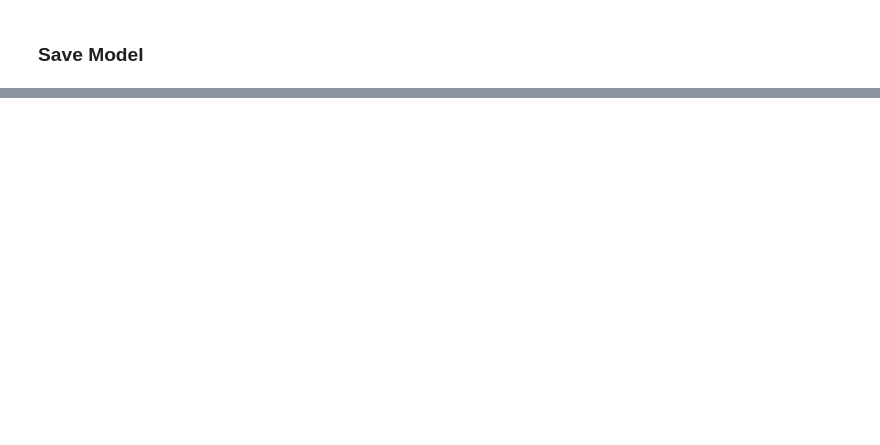
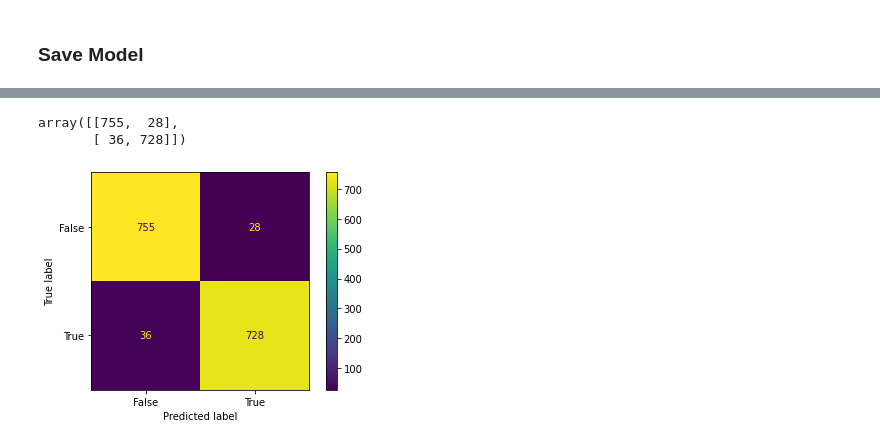
Before and after one commit to harpreetkaur6119/depression_classification, a Jupyter notebook: Deep_learning_1_project_depression.ipynb, the cells around one changed output, grey strips where cells are left out. Saved outputs shown, nothing was run; the diff lists cells and outputs as text; code cells hidden in the pictures; blank space fills up the shorter version.

```diff
--- a/Deep_learning_1_project_depression.ipynb
+++ b/Deep_learning_1_project_depression.ipynb
@@ -266,0 +450,24 @@ model.save('./model.h5', save_format='h5')
+# %%
+if not os.path.isfile('hypertuned_model.h5'):
+  stop_early = EarlyStopping(monitor='val_loss', patience=5)
+  tuner.search(X_train, y_train, epochs=100, validation_split=0.2, callbacks=[stop_early], verbose=2)
+
+  best_hyperparams_all = tuner.get_best_hyperparameters()
+
+  # Build model
+  hypertuned_best_model = tuner.hypermodel.build(best_hyperparams_all[0])
+
+  # Train the hypertuned model
+  hypertuned_history = hypertuned_best_model.fit(X_train, y_train, epochs=100, validation_split=0.2, callbacks=[stop_early], verbose=2)
+  hypertuned_history = pd.DataFrame(hypertuned_history.history)
+else:
+  hypertuned_best_model = Sequential()
+  embedding_layer = Embedding(vocab_size, 50, weights=[embedding_matrix], input_length=maxlen , trainable=False)
+  hypertuned_best_model.add(embedding_layer)
+  hypertuned_best_model.add(LSTM(480, activation='tanh', return_sequences=True))
+  hypertuned_best_model.add(LSTM(32, activation='tanh', return_sequences=True))
+  hypertuned_best_model.add(LSTM(160, activation='tanh', return_sequences=True))
+  hypertuned_best_model.add(Dense(1, activation='sigmoid'))
+  hypertuned_best_model.compile(optimizer='rmsprop', loss='binary_crossentropy', metrics=['accuracy'])
+  hypertuned_best_model = load_model('hypertuned_model.h5')
+  hypertuned_history = pd.read_csv('hypertuned_history.csv')
@@ -266,0 +542,3 @@ model.save('./model.h5', save_format='h5')
+# %%
+y_test_pred = hypertuned_best_model.predict(X_test).mean(axis=1)
+y_test_pred
@@ -266,0 +554,3 @@ model.save('./model.h5', save_format='h5')
+# %%
+y_test_pred = (y_test_pred > 0.5).astype("int32")
+y_test_pred
@@ -266,0 +565,12 @@ model.save('./model.h5', save_format='h5')
+# %%
+confusion_matrix = metrics.confusion_matrix(y_test, y_test_pred)
+confusion_matrix
+# %% [output]
+array([[755,  28],
+       [ 36, 728]])
+# %%
+cm_display = metrics.ConfusionMatrixDisplay(confusion_matrix = confusion_matrix, display_labels = [False, True])
+cm_display.plot()
+plt.show()
+# %% [output]
+[figure, added]
```
Also changed, not shown: parts of 50 cells of this notebook, 5 other files.
